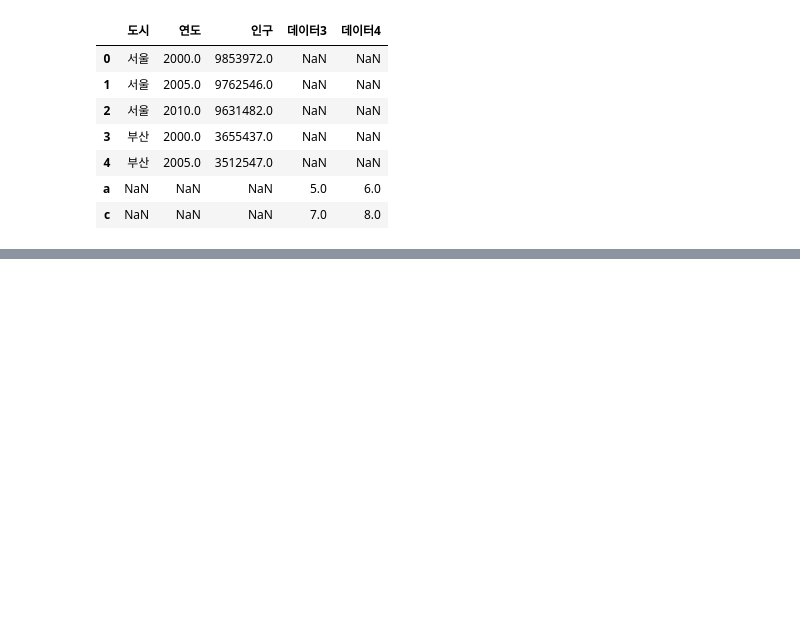
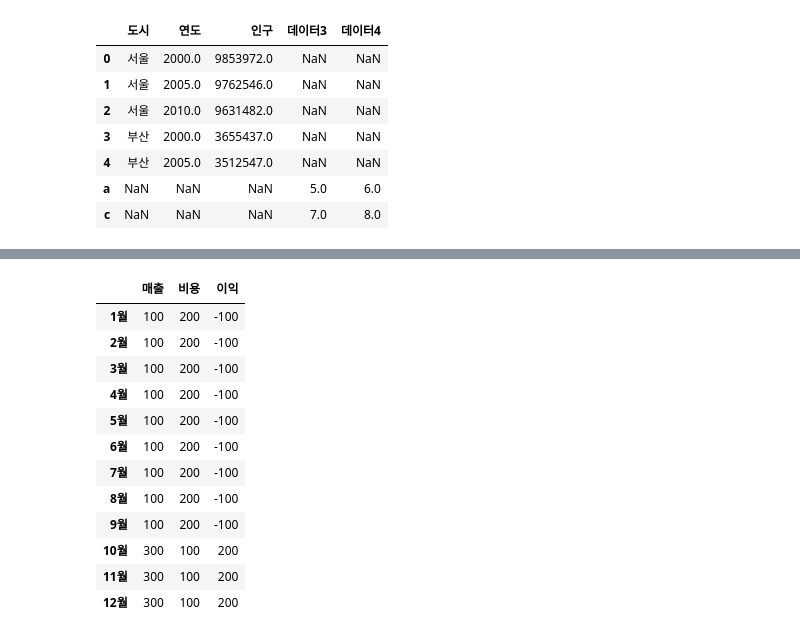
Before and after one commit to beegramin9/DataScience, a Jupyter notebook: 03_pandas/08_DF합성.ipynb, the cells around one changed output, grey strips where cells are left out. Cells and saved outputs as stored; diff of their text form; code cells hidden in the pictures; blank space fills up the shorter version.

```diff
--- a/03_pandas/08_DF합성.ipynb
+++ b/03_pandas/08_DF합성.ipynb
@@ -308,0 +338,17 @@ df1 = pd.DataFrame({
+# %%
+result = pd.concat([df1,df2])
+result
+# %% [output]
+|  | 매출 | 비용 | 이익 |
+| 1월 | 100 | 200 | -100 |
+| 2월 | 100 | 200 | -100 |
+| 3월 | 100 | 200 | -100 |
+| 4월 | 100 | 200 | -100 |
+| 5월 | 100 | 200 | -100 |
+| 6월 | 100 | 200 | -100 |
+| 7월 | 100 | 200 | -100 |
+| 8월 | 100 | 200 | -100 |
+| 9월 | 100 | 200 | -100 |
+| 10월 | 300 | 100 | 200 |
+| 11월 | 300 | 100 | 200 |
+| 12월 | 300 | 100 | 200 |
```
Also changed, not shown: parts of 5 cells of this notebook, 2 other files.
